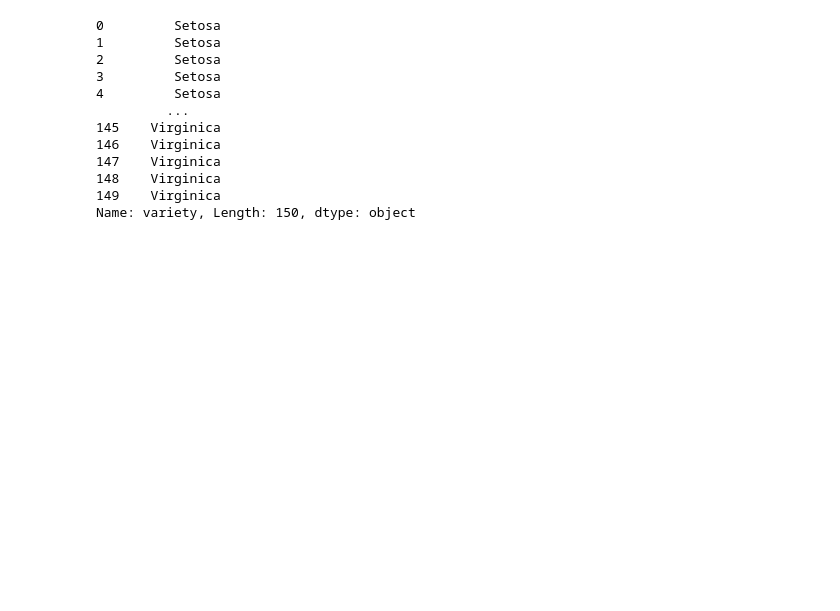
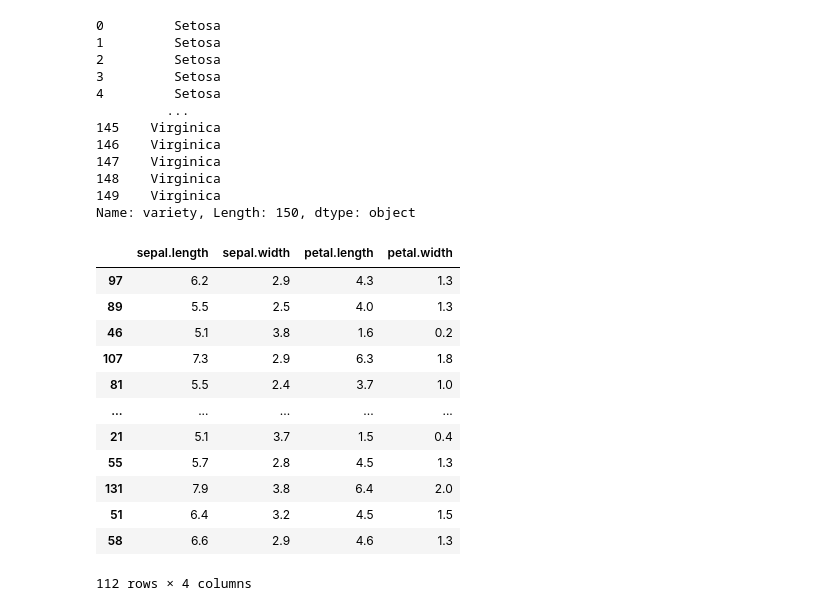
Before and after one commit to pcsukumar/mlprojects, a Jupyter notebook: tasks.ipynb, the cells around one changed output. Cells and saved outputs as stored; diff of their text form; code cells hidden in the pictures; blank space fills up the shorter version.

```diff
--- a/tasks.ipynb
+++ b/tasks.ipynb
@@ -416,3 +427,23 @@ y
 148    Virginica
 149    Virginica
 Name: variety, Length: 150, dtype: object
+# %%
+#Create test and train dataset
+X_train, X_test, y_train, y_test = sk.model_selection.train_test_split(X, y)
+# %%
+# Training inputs.
+X_train
+# %% [output]
+|  | sepal.length | sepal.width | petal.length | petal.width |
+| 97 | 6.2 | 2.9 | 4.3 | 1.3 |
+| 89 | 5.5 | 2.5 | 4.0 | 1.3 |
+| 46 | 5.1 | 3.8 | 1.6 | 0.2 |
+| 107 | 7.3 | 2.9 | 6.3 | 1.8 |
+| 81 | 5.5 | 2.4 | 3.7 | 1.0 |
+| ... | ... | ... | ... | ... |
+| 21 | 5.1 | 3.7 | 1.5 | 0.4 |
+| 55 | 5.7 | 2.8 | 4.5 | 1.3 |
+| 131 | 7.9 | 3.8 | 6.4 | 2.0 |
+| 51 | 6.4 | 3.2 | 4.5 | 1.5 |
+| 58 | 6.6 | 2.9 | 4.6 | 1.3 |
+112 rows × 4 columns
```
Also changed, not shown: parts of 11 cells of this notebook.
